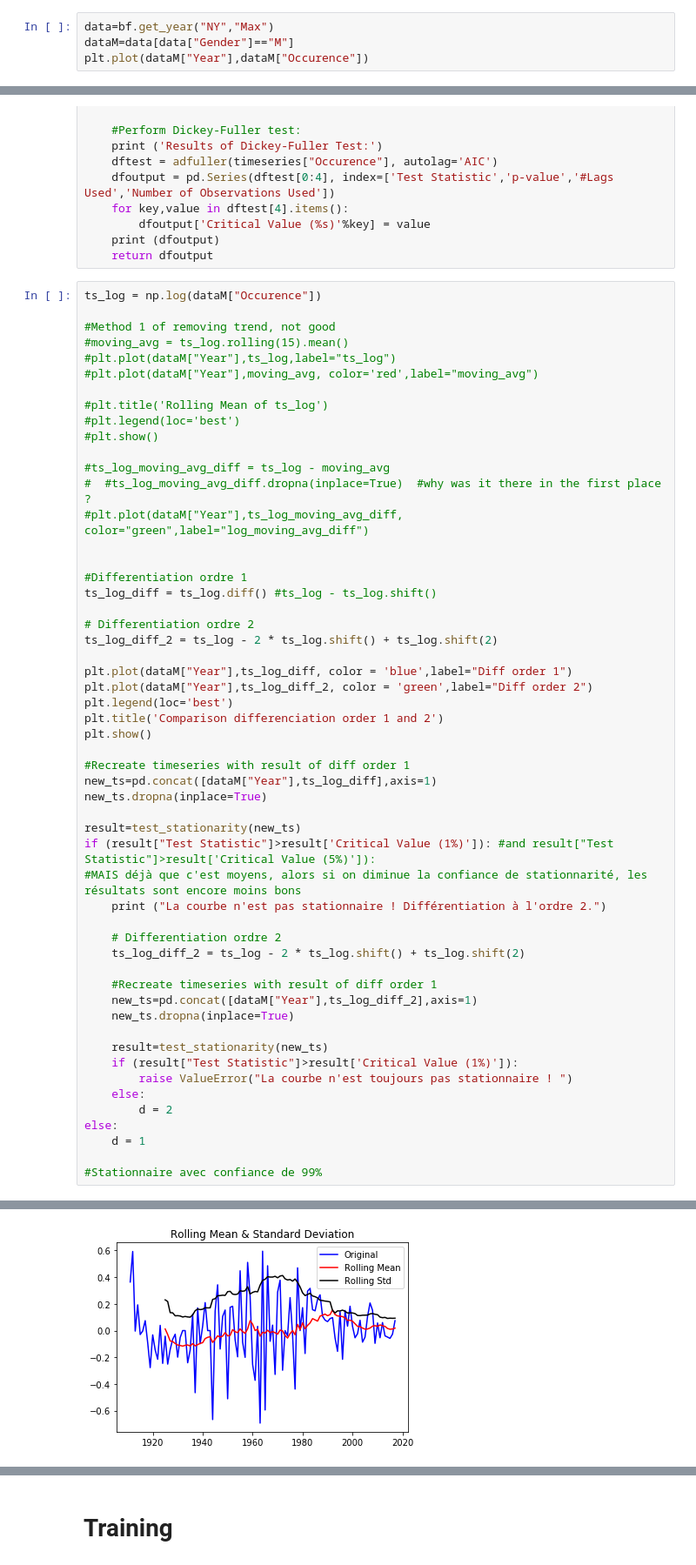
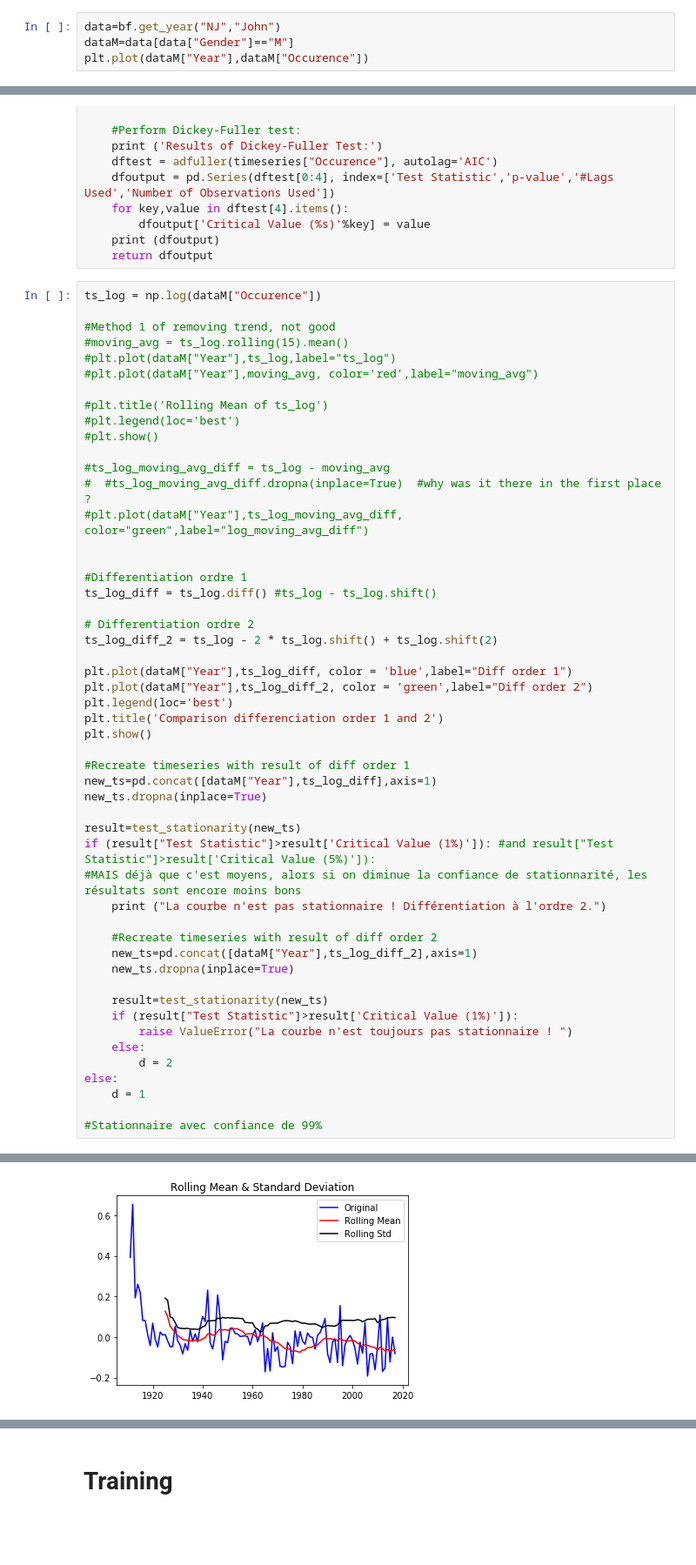
Before and after one commit to Louis-Dupont/ML_Project, a Jupyter notebook: arima.ipynb, the cells around one changed output, grey strips where cells are left out. Shown at 87% size. Cells and saved outputs as stored; diff of their text form; blank space fills up the shorter version.

```diff
--- a/arima.ipynb
+++ b/arima.ipynb
@@ -16,7 +16,7 @@ state = 'merged'
 full_path = path+state+'.csv'
 data_set = pd.read_csv(full_path)
 # %%
-data=bf.get_year("NY","Max")
+data=bf.get_year("NJ","John")
 dataM=data[data["Gender"]=="M"]
 plt.plot(dataM["Year"],dataM["Occurence"])
 # %% [output]
@@ -85,10 +85,7 @@ if (result["Test Statistic"]>result['Critical Value (1%)']): #and result["Test S
 #MAIS déjà que c'est moyens, alors si on diminue la confiance de stationnarité, les résultats sont encore moins bons
     print ("La courbe n'est pas stationnaire ! Différentiation à l'ordre 2.")
 
-    # Differentiation ordre 2
-    ts_log_diff_2 = ts_log - 2 * ts_log.shift() + ts_log.shift(2)
-
-    #Recreate timeseries with result of diff order 1
+    #Recreate timeseries with result of diff order 2
     new_ts=pd.concat([dataM["Year"],ts_log_diff_2],axis=1)
     new_ts.dropna(inplace=True)
 
@@ -106,2 +103,2 @@ else:
-[figure, old version]
+[figure, new version]
 Results of Dickey-Fuller Test:
```
Also changed, not shown: parts of 7 cells of this notebook.
